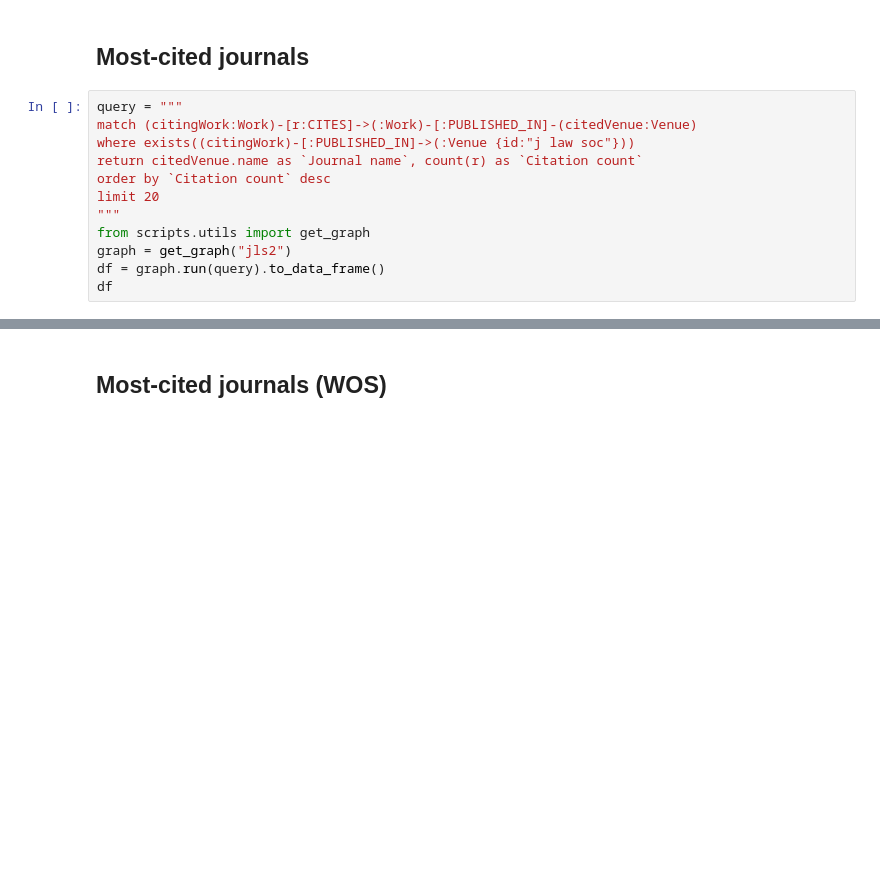
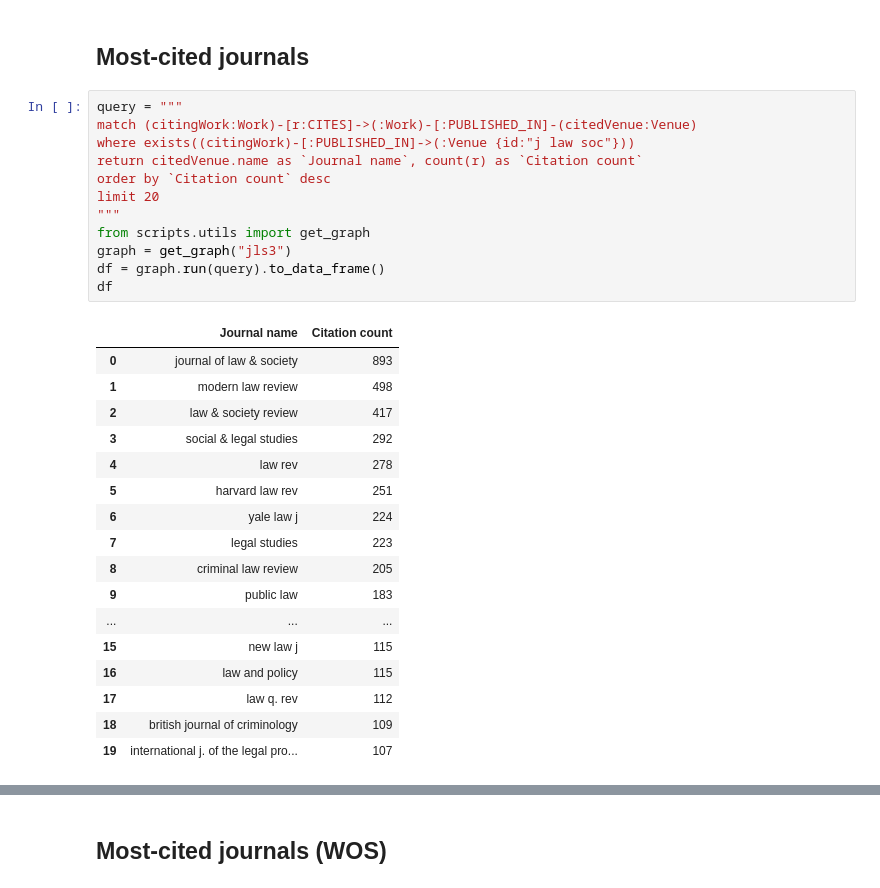
Before and after one commit to cboulanger/jls-bibliometry, a Jupyter notebook: jls-bibliometry.ipynb, the cells around one changed output, grey strips where cells are left out. Cells and saved outputs as stored; diff of their text form; blank space fills up the shorter version.

```diff
--- a/jls-bibliometry.ipynb
+++ b/jls-bibliometry.ipynb
@@ -299,15 +326,33 @@ plot_by_year(data, dep_col="author", dep_label="Author",
 # %%
 query = """
 match (citingWork:Work)-[r:CITES]->(:Work)-[:PUBLISHED_IN]-(citedVenue:Venue)
 where exists((citingWork)-[:PUBLISHED_IN]->(:Venue {id:"j law soc"}))
 return citedVenue.name as `Journal name`, count(r) as `Citation count`
 order by `Citation count` desc
 limit 20
 """
 from scripts.utils import get_graph
-graph = get_graph("jls2")
+graph = get_graph("jls3")
 df = graph.run(query).to_data_frame()
 df
+# %% [output]
+|  | Journal name | Citation count |
+| 0 | journal of law & society | 893 |
+| 1 | modern law review | 498 |
+| 2 | law & society review | 417 |
+| 3 | social & legal studies | 292 |
+| 4 | law rev | 278 |
+| 5 | harvard law rev | 251 |
+| 6 | yale law j | 224 |
+| 7 | legal studies | 223 |
+| 8 | criminal law review | 205 |
+| 9 | public law | 183 |
+| ... | ... | ... |
+| 15 | new law j | 115 |
+| 16 | law and policy | 115 |
+| 17 | law q. rev | 112 |
+| 18 | british journal of criminology | 109 |
+| 19 | international j. of the legal pro... | 107 |
 # %%
 import matplotlib.pyplot as plt
 df = df.sort_values('Citation count', ascending=True)
```
Also changed, not shown: parts of 15 cells of this notebook, 23 other files.
